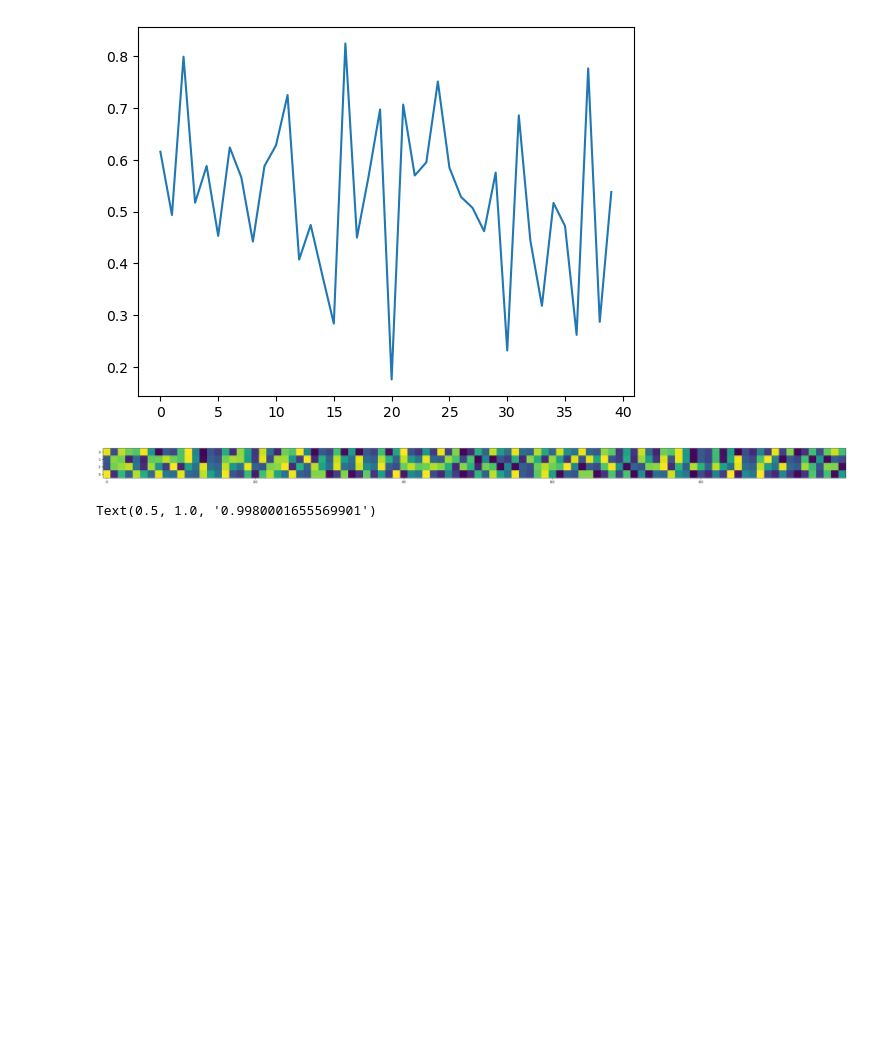
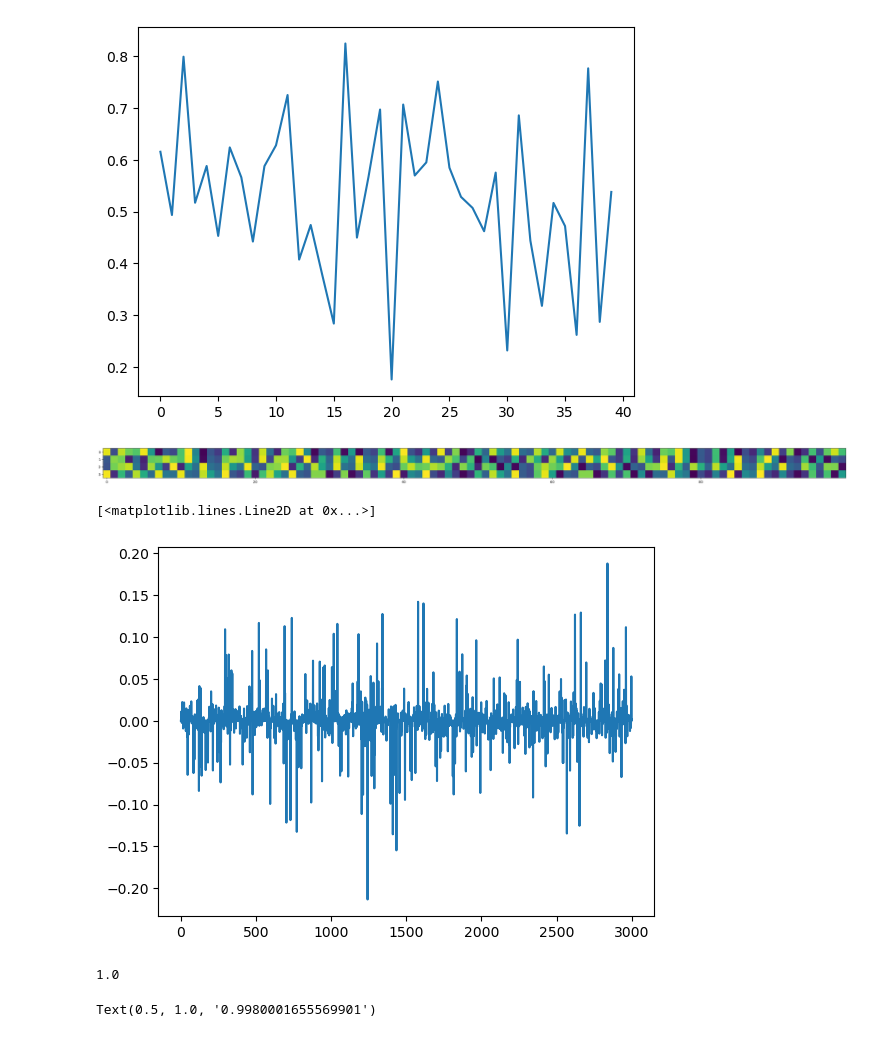
Before and after one commit to williamgilpin/shrec, a Jupyter notebook: benchmarks/benchmarks_old.ipynb, the cells around one changed output. Cells and saved outputs as stored; diff of their text form; code cells hidden in the pictures; blank space fills up the shorter version.

```diff
--- a/benchmarks/benchmarks_old.ipynb
+++ b/benchmarks/benchmarks_old.ipynb
@@ -386,6 +349,18 @@ plt.imshow(vals_response[:100].T)
 [figure]
 [figure]
 [figure]
+# %%
+
+eigs, eigvecs = np.linalg.eigh(model.adjacency_matrix)
+# %%
+plt.plot(eigvecs[:, 1])
+# %% [output]
+[<matplotlib.lines.Line2D at 0x...>]
+[figure, added]
+# %%
+model.aggregation_order
+# %% [output]
+1.0
 # %%
 from sklearn.metrics import adjusted_rand_score
 
```
Also changed, not shown: parts of 3 cells of this notebook, 13 other files.
